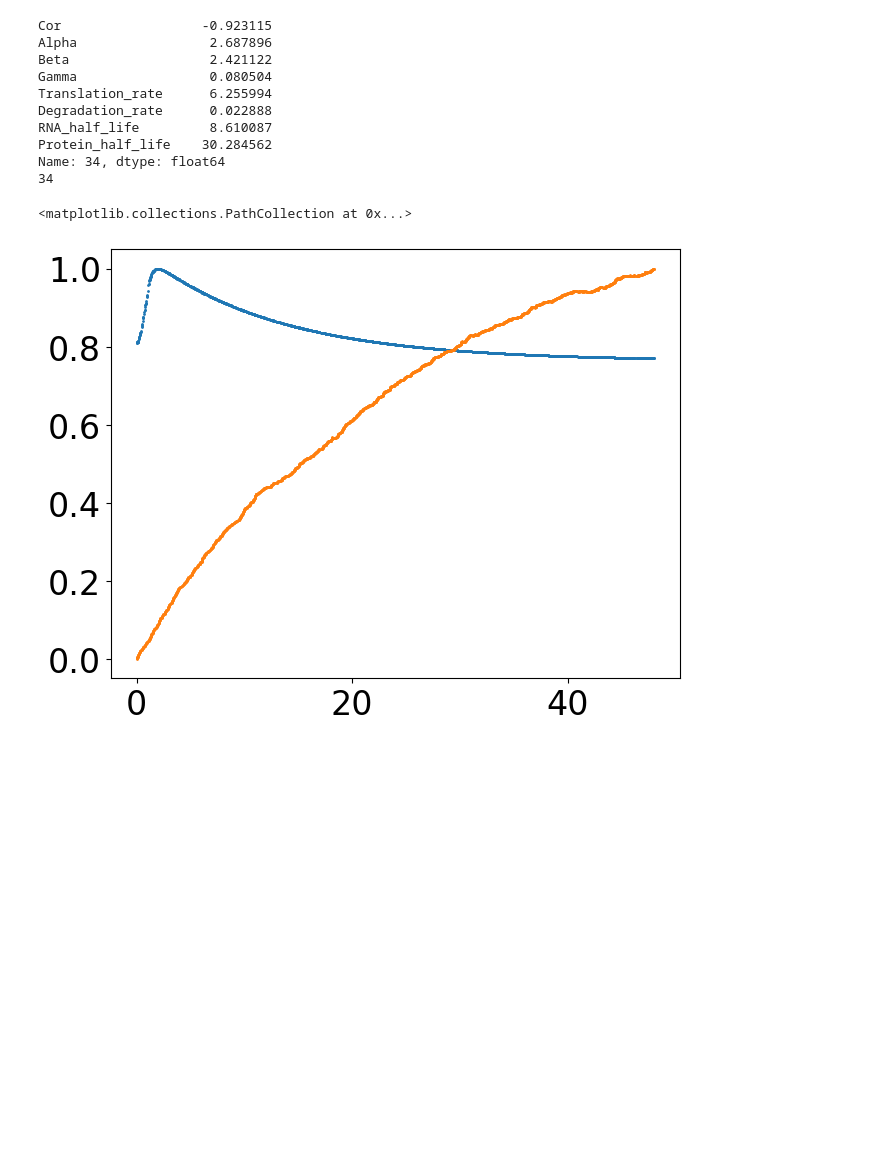
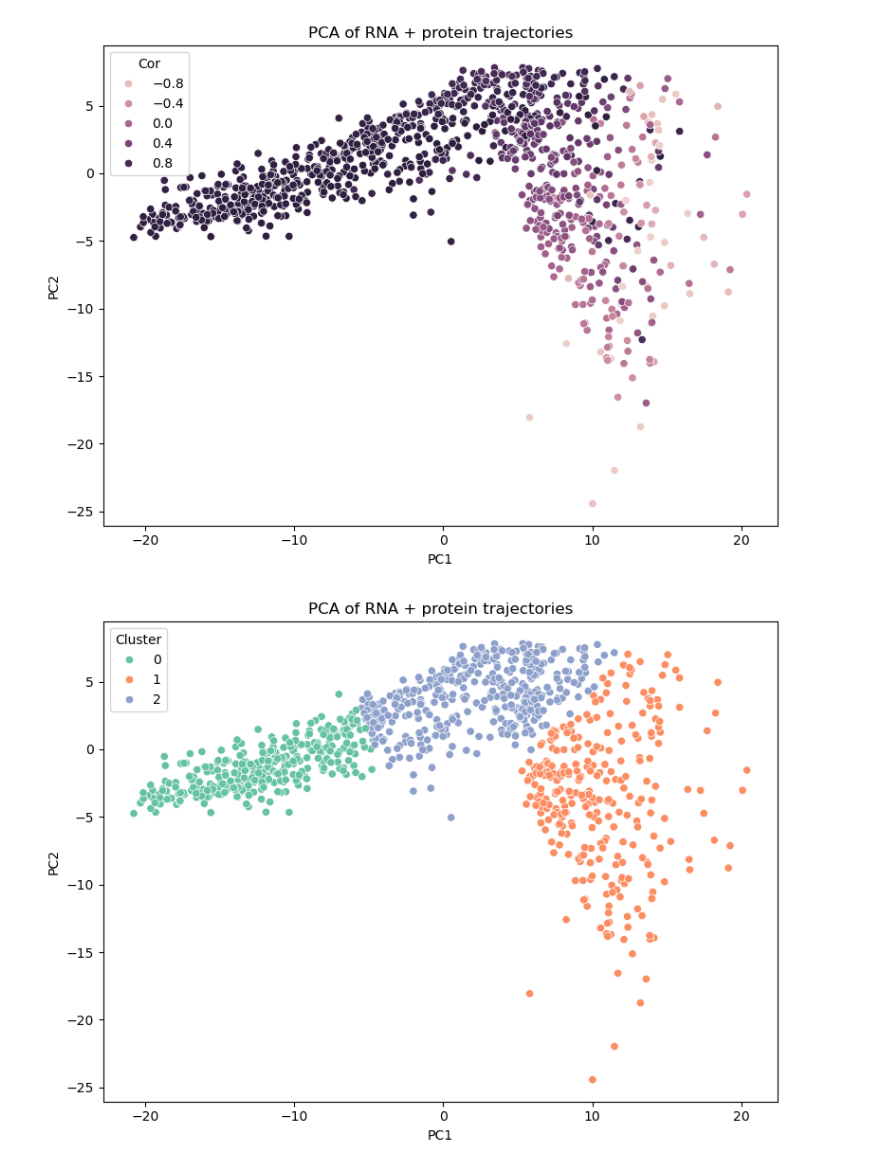
Before and after one commit to reliscu/chronocell_simulations, a Jupyter notebook: simulate_data.ipynb, the cells around one changed output. Cells and saved outputs as stored; diff of their text form; code cells hidden in the pictures; blank space fills up the shorter version.

```diff
--- a/simulate_data.ipynb
+++ b/simulate_data.ipynb
@@ -311,24 +80,0 @@ Name: 18, dtype: float64
-# %%
-idx = 2
-cor = 0
-
-i = data.loc[data['Cor'] < cor].index[idx]
-print(data.iloc[i])
-print(i)
-y_i = Y[l*n:(l+1)*n, i, 1]/max(Y[l*n:(l+1)*n, i, 1])
-p_i = P[l*n:(l+1)*n, i]/max(P[l*n:(l+1)*n, i])
-plt.scatter(true_t[true_l == l], y_i, s=1)
-plt.scatter(true_t[true_l == l], p_i, s=1)
-# %% [output]
-Cor                  -0.923115
-Alpha                 2.687896
-Beta                  2.421122
-Gamma                 0.080504
-Translation_rate      6.255994
-Degradation_rate      0.022888
-RNA_half_life         8.610087
-Protein_half_life    30.284562
-Name: 34, dtype: float64
-34
-<matplotlib.collections.PathCollection at 0x...>
-[figure, removed]
@@ -334,0 +103,50 @@ Name: 34, dtype: float64
+# %%
+# PCA + Clustering + Visualization Pipeline for RNA/Protein Dynamics
+
+np.random.seed(random_seed)
+
+import seaborn as sns
+from sklearn.decomposition import PCA
+from sklearn.cluster import KMeans
+
+L = len(topo) # number of lineages
+n = Y.shape[0] // L
+p = Y.shape[1]
+
+Y_traj = np.zeros((p, n))
+P_traj = np.zeros((p, n))
+
+for i in range(p):
+    Y_traj[i] = Y[l*n:(l+1)*n, i, 1]/np.max(Y[l*n:(l+1)*n, i, 1])  # spliced RNA for gene i in lineage 0
+    P_traj[i] = P[l*n:(l+1)*n, i]/np.max(P[l*n:(l+1)*n, i])    # protein for gene i in lineage 0
+
+# === Step 2: Concatenate RNA and protein for PCA ===
+combined_traj = np.concatenate([Y_traj, P_traj], axis=1)
+pca = PCA(n_components=10)
+traj_pca = pca.fit_transform(combined_traj)
+
+# === Step 3: Clustering ===
+kmeans = KMeans(n_clusters=3, random_state=0)
+data['Cluster'] = kmeans.fit_predict(traj_pca)
+data['PCA1'] = traj_pca[:, 0]
+data['PCA2'] = traj_pca[:, 1]
+
+# === Step 4: Visualization ===
+plt.figure(figsize=(8, 6))
+sns.scatterplot(x='PCA1', y='PCA2', data=data, hue='Cor')
+plt.title('PCA of RNA + protein trajectories')
+plt.xlabel('PC1')
+plt.ylabel('PC2')
+plt.tight_layout()
+plt.show()
+
+plt.figure(figsize=(8, 6))
+sns.scatterplot(x='PCA1', y='PCA2', data=data, hue='Cluster', palette='Set2')
+plt.title('PCA of RNA + protein trajectories')
+plt.xlabel('PC1')
+plt.ylabel('PC2')
+plt.tight_layout()
+plt.show()
+# %% [output]
+[figure, added]
+[figure, added]
```
Also changed, not shown: parts of 40 cells of this notebook, 1 other file.
